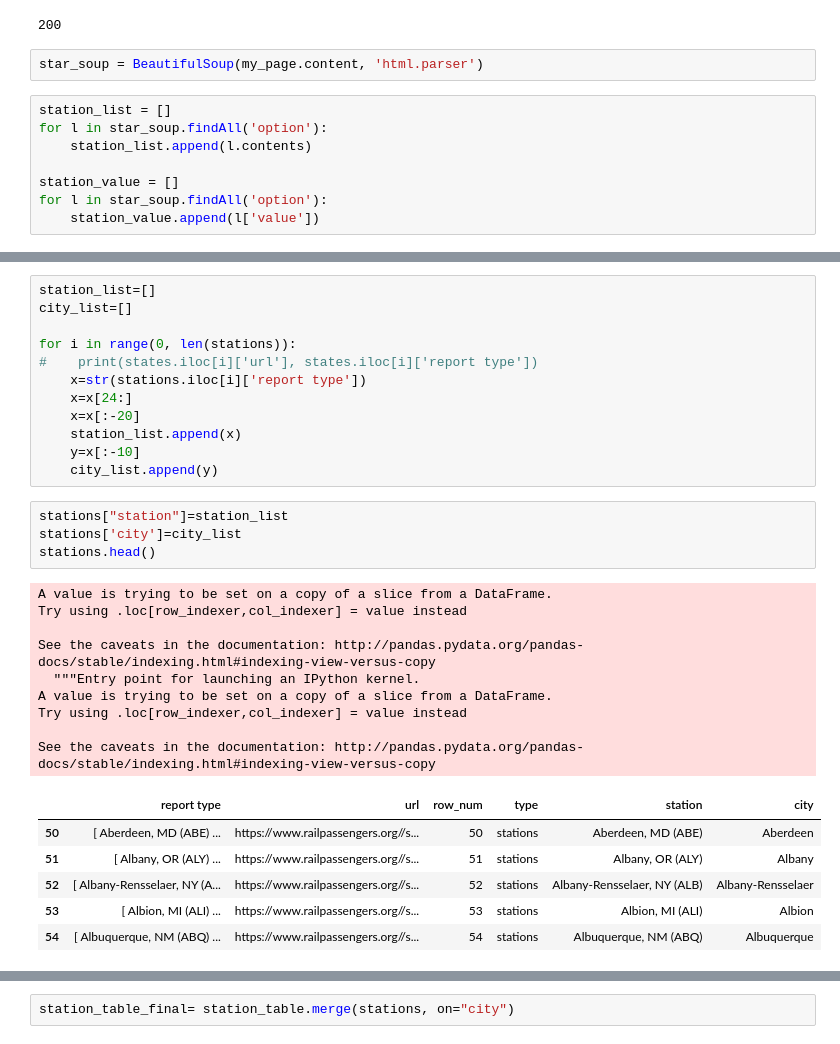
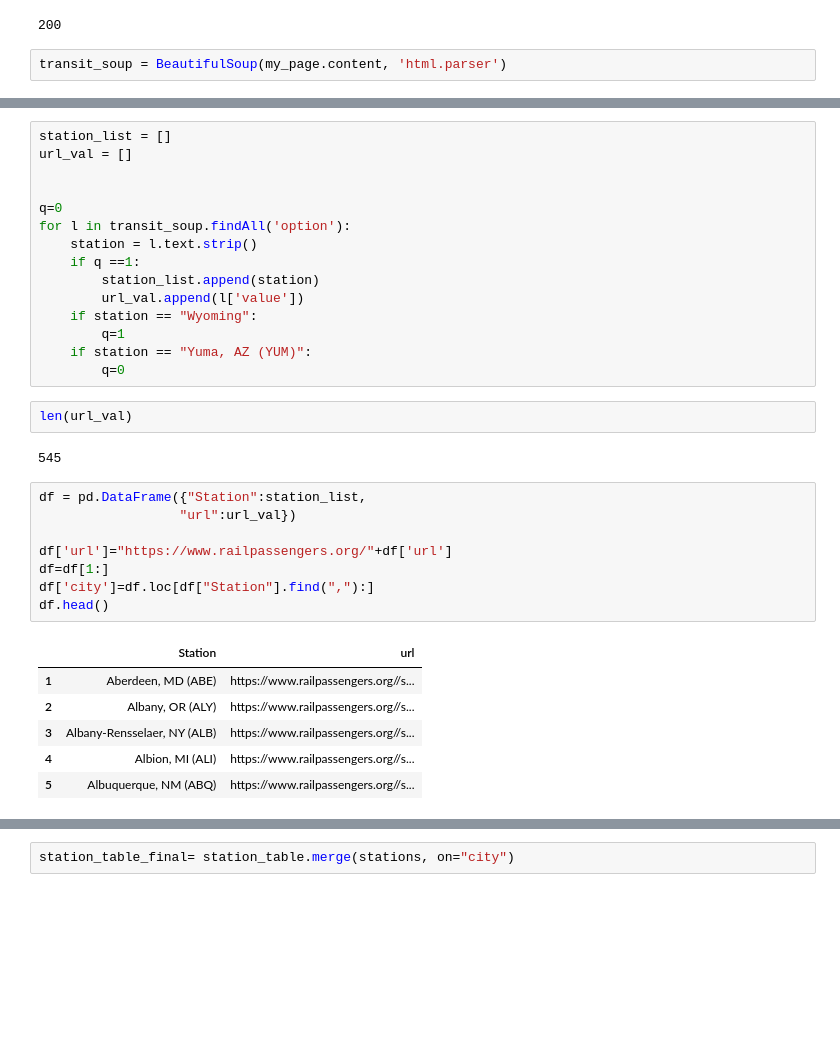
Before and after one commit to hksdatascience/bootcamp, a Jupyter notebook: Webscraping/PDF Transit Scrape -- Stations.ipynb, the cells around one changed output, grey strips where cells are left out. Drawn from its saved outputs; the diff is of its cells as text; blank space fills up the shorter version.

Commit message:
update station and state scrapes

```diff
--- a/Webscraping/PDF Transit Scrape -- Stations.ipynb
+++ b/Webscraping/PDF Transit Scrape -- Stations.ipynb
@@ -14,12 +14,4 @@ my_page.status_code
 # %% [output]
 200
 # %%
-star_soup = BeautifulSoup(my_page.content, 'html.parser')
+transit_soup = BeautifulSoup(my_page.content, 'html.parser')
-# %%
-station_list = []
-for l in star_soup.findAll('option'):
-    station_list.append(l.contents)
-
-station_value = []
-for l in star_soup.findAll('option'):
-    station_value.append(l['value'])
@@ -60,34 +18,36 @@ len(stations)
-# %%
-station_list=[]
-city_list=[]
-
-for i in range(0, len(stations)):
-#    print(states.iloc[i]['url'], states.iloc[i]['report type'])
-    x=str(stations.iloc[i]['report type'])
-    x=x[24:]
-    x=x[:-20]
-    station_list.append(x)
-    y=x[:-10]
-    city_list.append(y)
-# %%
-stations["station"]=station_list
-stations['city']=city_list
-stations.head()
-# %% [output]
-A value is trying to be set on a copy of a slice from a DataFrame.
-Try using .loc[row_indexer,col_indexer] = value instead
-
-See the caveats in the documentation: http://pandas.pydata.org/pandas-docs/stable/indexing.html#indexing-view-versus-copy
-  """Entry point for launching an IPython kernel.
-A value is trying to be set on a copy of a slice from a DataFrame.
-Try using .loc[row_indexer,col_indexer] = value instead
-
-See the caveats in the documentation: http://pandas.pydata.org/pandas-docs/stable/indexing.html#indexing-view-versus-copy
-|  | report type | url | row_num | type | station | city |
-| 50 | [ Aberdeen, MD (ABE) ... | https://www.railpassengers.org//s... | 50 | stations | Aberdeen, MD (ABE) | Aberdeen |
-| 51 | [ Albany, OR (ALY) ... | https://www.railpassengers.org//s... | 51 | stations | Albany, OR (ALY) | Albany |
-| 52 | [ Albany-Rensselaer, NY (A... | https://www.railpassengers.org//s... | 52 | stations | Albany-Rensselaer, NY (ALB) | Albany-Rensselaer |
-| 53 | [ Albion, MI (ALI) ... | https://www.railpassengers.org//s... | 53 | stations | Albion, MI (ALI) | Albion |
-| 54 | [ Albuquerque, NM (ABQ) ... | https://www.railpassengers.org//s... | 54 | stations | Albuquerque, NM (ABQ) | Albuquerque |
+# %%
+station_list = []
+url_val = []
+
+
+q=0
+for l in transit_soup.findAll('option'):
+    station = l.text.strip()
+    if q ==1:
+        station_list.append(station)
+        url_val.append(l['value'])
+    if station == "Wyoming":
+        q=1
+    if station == "Yuma, AZ (YUM)":
+        q=0
+# %%
+len(url_val)
+# %% [output]
+545
+# %%
+df = pd.DataFrame({"Station":station_list,
+                  "url":url_val})
+
+df['url']="https://www.railpassengers.org/"+df['url']
+df=df[1:]
+df['city']=df.loc[df["Station"].find(","):]
+df.head()
+# %% [output]
+|  | Station | url |
+| 1 | Aberdeen, MD (ABE) | https://www.railpassengers.org//s... |
+| 2 | Albany, OR (ALY) | https://www.railpassengers.org//s... |
+| 3 | Albany-Rensselaer, NY (ALB) | https://www.railpassengers.org//s... |
+| 4 | Albion, MI (ALI) | https://www.railpassengers.org//s... |
+| 5 | Albuquerque, NM (ABQ) | https://www.railpassengers.org//s... |
 # %%
 #Download all pdfs
```
Also changed, not shown: parts of 4 cells of this notebook, 1 other file.
